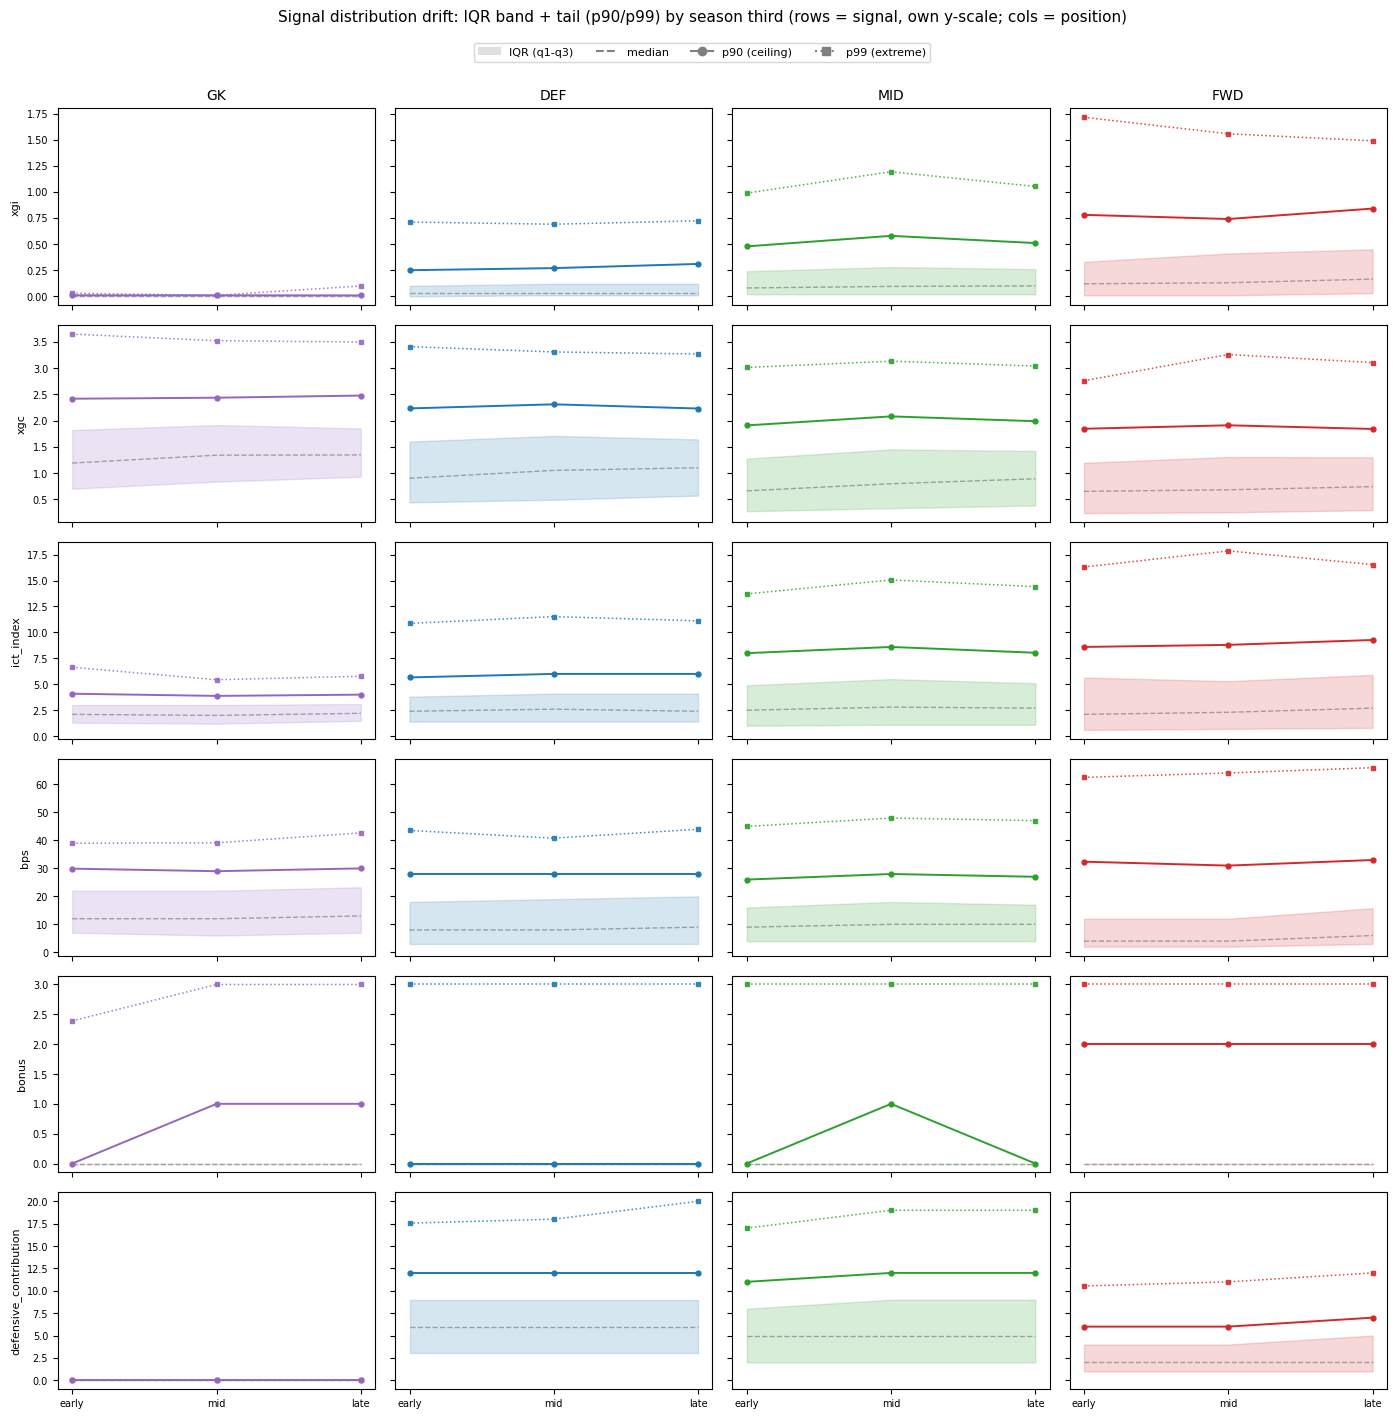
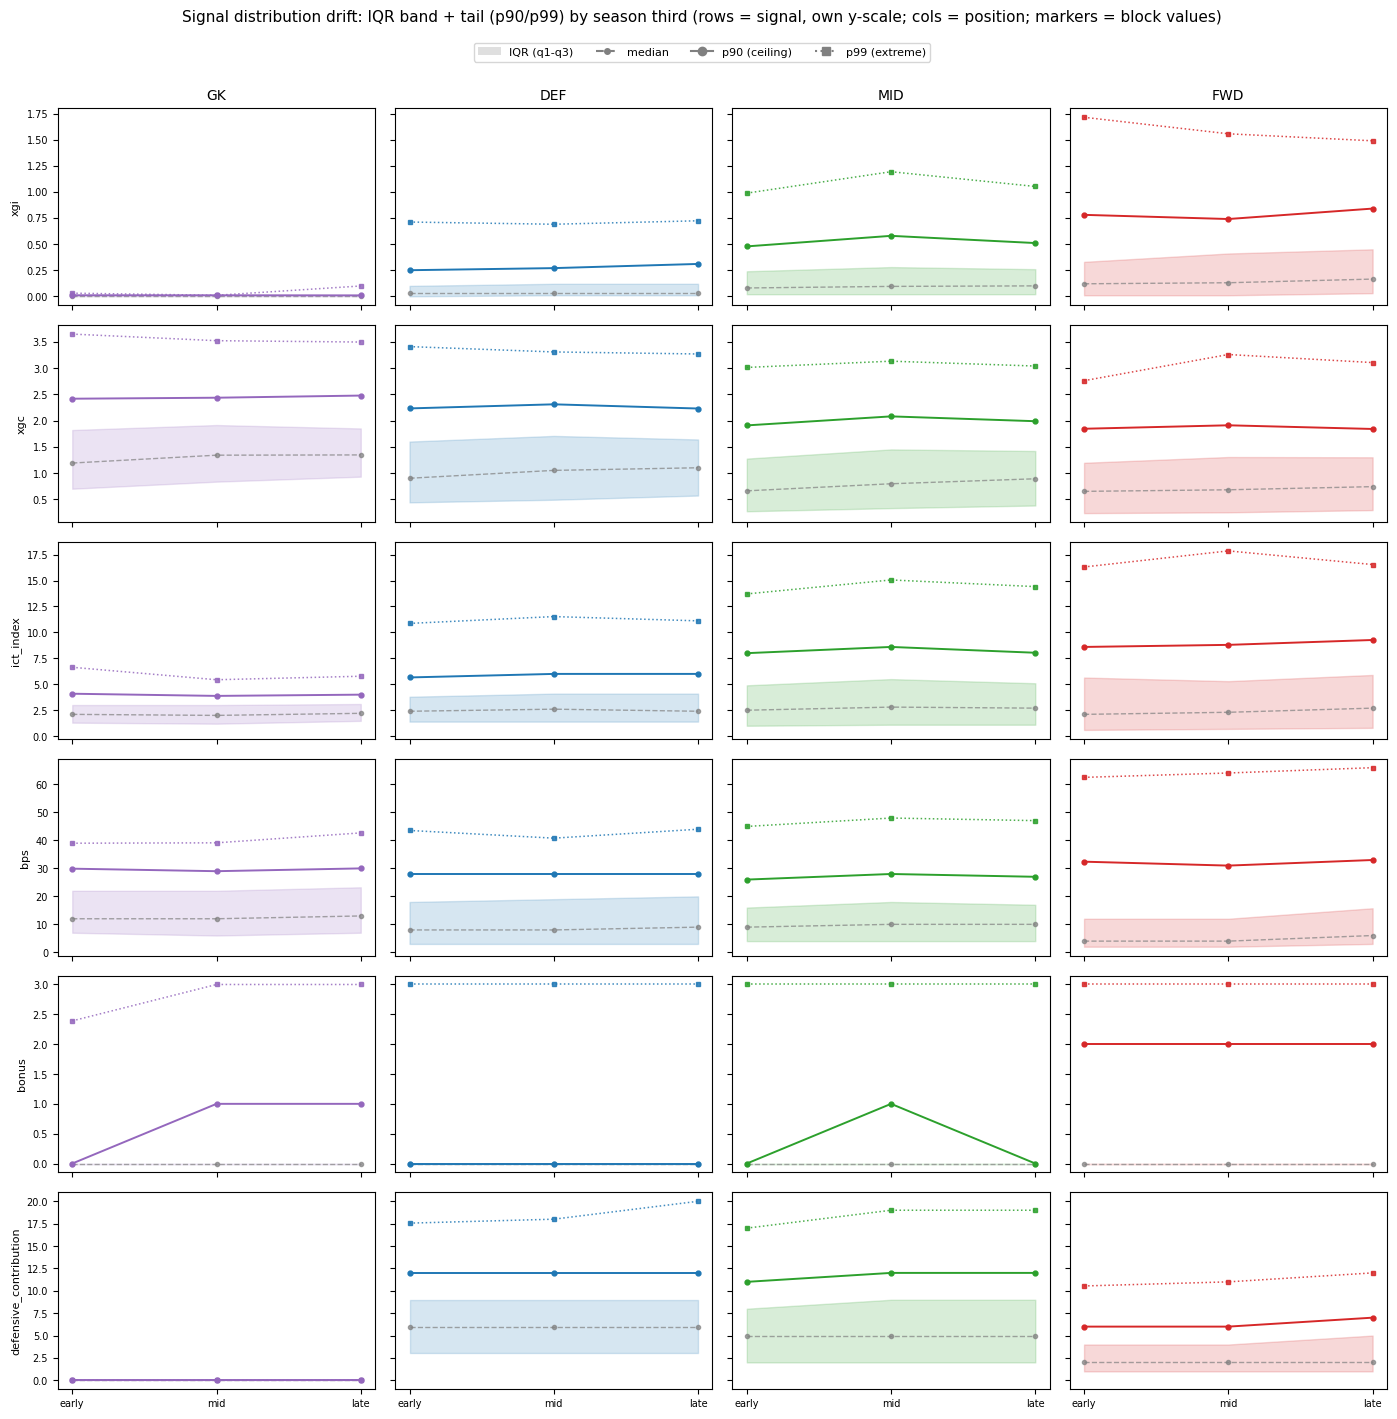
The notebook cell's code change between the first figure and the second:
--- before
+++ after
@@ -24,5 +24,5 @@
         col = colours[pos]
         ax.fill_between(x, q1, q3, color=col, alpha=0.18)
-        ax.plot(x, med, "--", color="grey", lw=1, alpha=0.7)
+        ax.plot(x, med, "--o", color="grey", lw=1, ms=3, alpha=0.7)
         ax.plot(x, p90, "-o", color=col, lw=1.4, ms=3.5)
         ax.plot(x, p99, ":s", color=col, lw=1.1, ms=3.5, alpha=0.85)
@@ -36,5 +36,5 @@
 legend_elems = [
     Patch(facecolor="grey", alpha=0.25, label="IQR (q1-q3)"),
-    Line2D([0], [0], color="grey", ls="--", label="median"),
+    Line2D([0], [0], color="grey", ls="--", marker="o", ms=4, label="median"),
     Line2D([0], [0], color="grey", marker="o", label="p90 (ceiling)"),
     Line2D([0], [0], color="grey", ls=":", marker="s", label="p99 (extreme)"),
@@ -43,5 +43,5 @@
            bbox_to_anchor=(0.5, 1.005))
 fig.suptitle("Signal distribution drift: IQR band + tail (p90/p99) by season third "
-             "(rows = signal, own y-scale; cols = position)", y=1.025, fontsize=11)
+             "(rows = signal, own y-scale; cols = position; markers = block values)", y=1.025, fontsize=11)
 plt.tight_layout()
 plt.show()

Commit: fix(temporal): mark the 3 block values as points, not just connecting lines